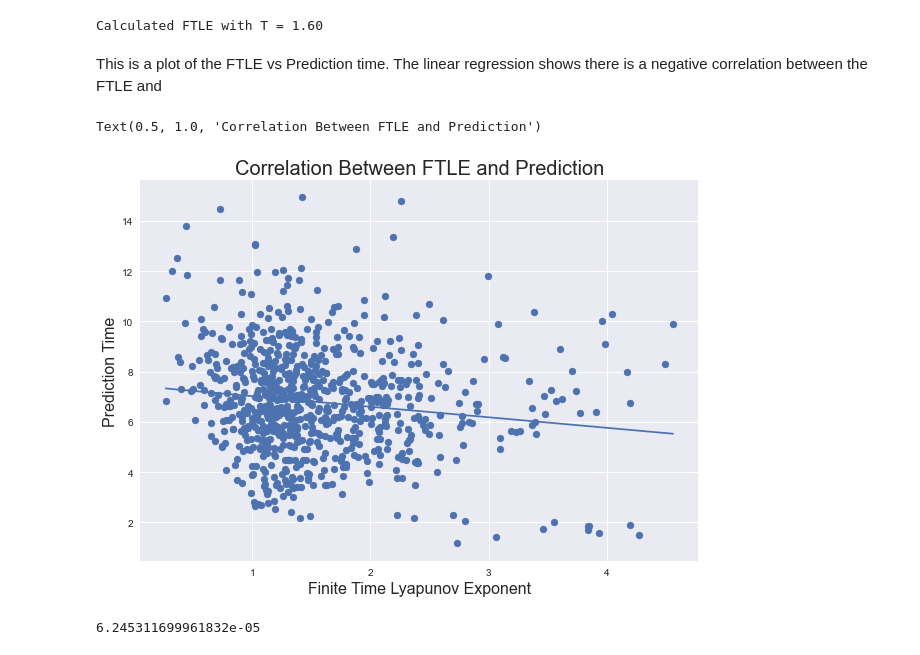
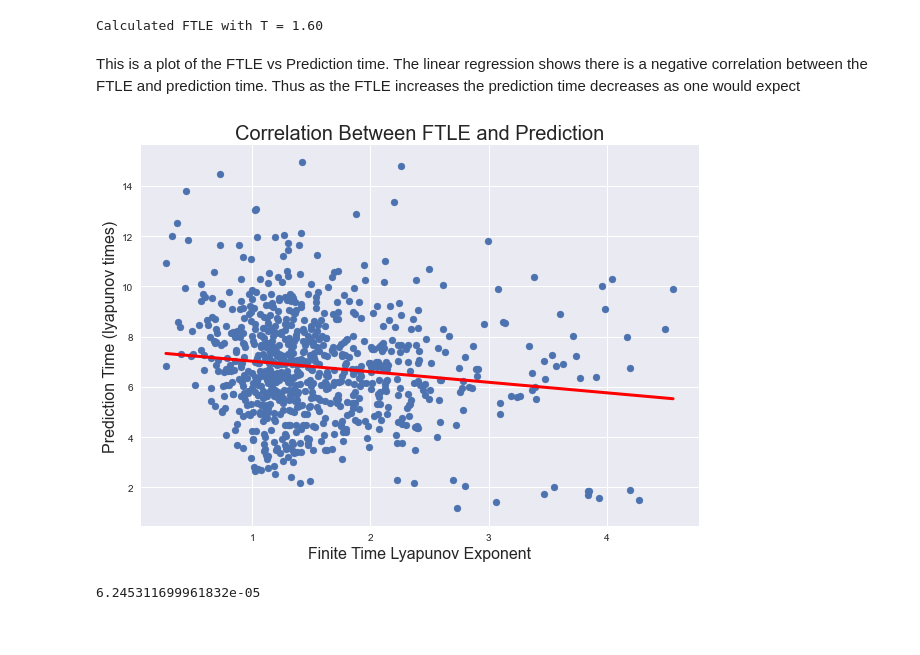
Before and after one commit to japlatt/reservoir, a Jupyter notebook: examples/Example_pred_var.ipynb, the cells around one changed output. Drawn from its saved outputs; the diff is of its cells as text; code cells hidden in the pictures.

Commit message:
prediction variation analysis

```diff
--- a/examples/Example_pred_var.ipynb
+++ b/examples/Example_pred_var.ipynb
@@ -110,18 +110,17 @@ LLE = LE[:, 0]
 v = var[0][::skip]
 result = scipy.stats.linregress(LLE, v)
 # %% [markdown]
-This is a plot of the FTLE vs Prediction time.  The linear regression shows there is a negative correlation between the FTLE and
+This is a plot of the FTLE vs Prediction time.  The linear regression shows there is a negative correlation between the FTLE and prediction time. Thus as the FTLE increases the prediction time decreases as one would expect
 # %%
 fig = plt.figure(figsize = (10, 7))
 x_lle = np.arange(np.min(LLE), np.max(LLE), 0.01)
-plt.plot(x_lle, result.slope*x_lle+result.intercept)
+plt.plot(x_lle, result.slope*x_lle+result.intercept, lw = 3, c = 'r')
 plt.scatter(LLE, v)
 plt.xlabel('Finite Time Lyapunov Exponent', fontsize = 16)
-plt.ylabel('Prediction Time', fontsize = 16)
-plt.title('Correlation Between FTLE and Prediction', fontsize = 20)
+plt.ylabel('Prediction Time (lyapunov times)', fontsize = 16)
+plt.title('Correlation Between FTLE and Prediction', fontsize = 20);
 # %% [output]
-Text(0.5, 1.0, 'Correlation Between FTLE and Prediction')
-[figure, old version]
+[figure, new version]
 # %%
 result.pvalue
 # %% [output]
```
